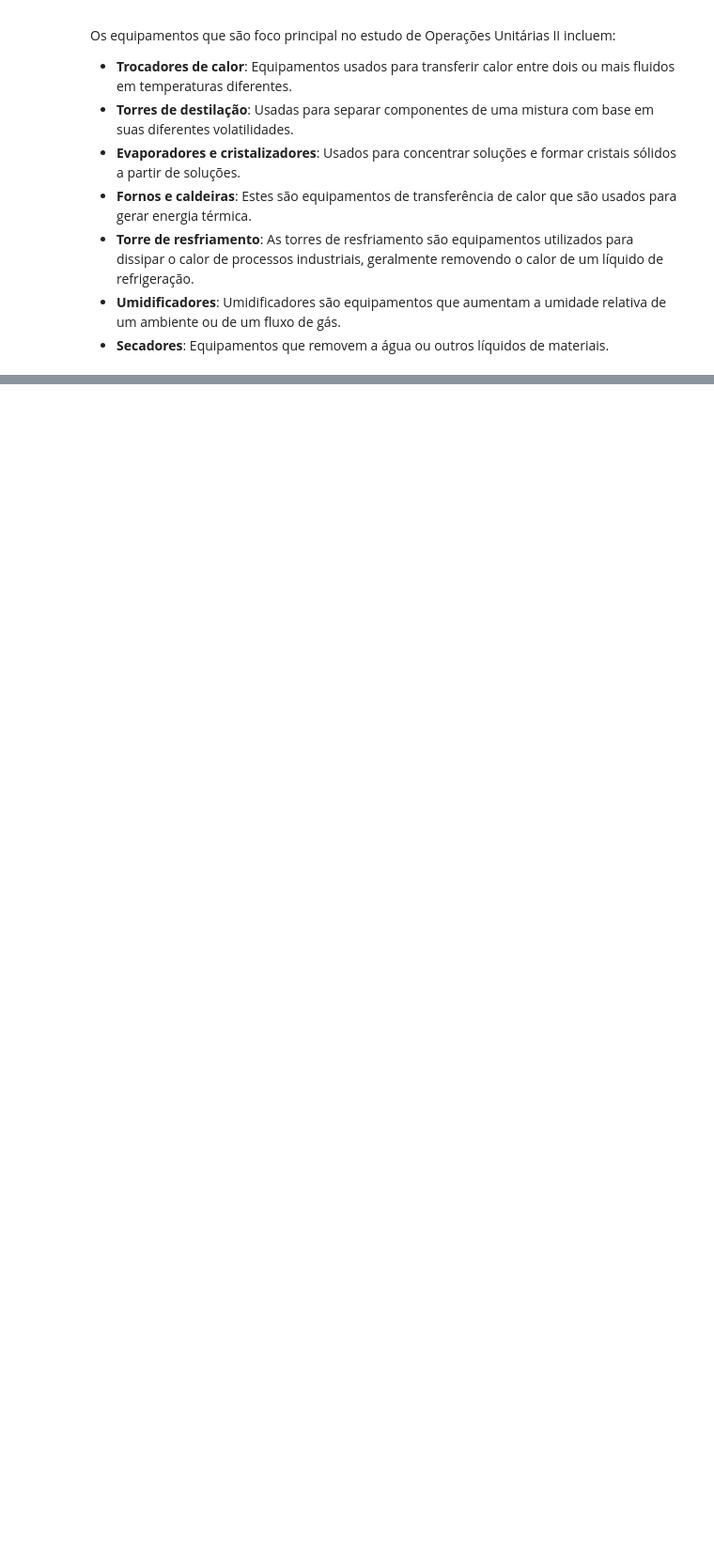
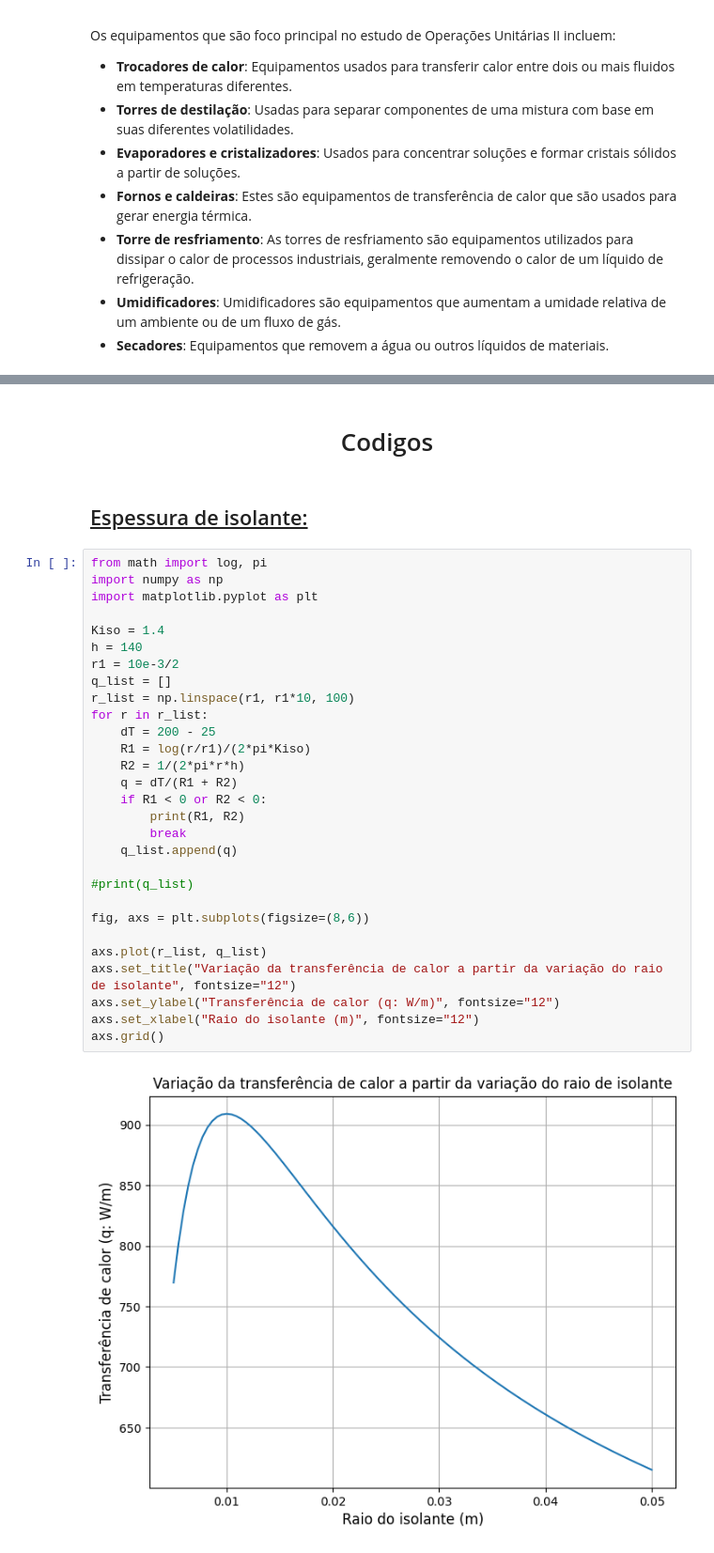
Before and after one commit to IsaacMirandaCamargos/Chemical_Engeneering, a Jupyter notebook: Operacoes_unitarias_2/resumo.ipynb, the cells around one changed output, grey strips where cells are left out. Shown at 94% size. Cells and saved outputs as stored; diff of their text form; blank space fills up the shorter version.

```diff
--- a/Operacoes_unitarias_2/resumo.ipynb
+++ b/Operacoes_unitarias_2/resumo.ipynb
@@ -76,0 +114,35 @@ print(textao)
+# %% [markdown]
+<h1 align="center"> Codigos
+# %% [markdown]
+<h2><u> Espessura de isolante:
+# %%
+from math import log, pi
+import numpy as np
+import matplotlib.pyplot as plt
+
+Kiso = 1.4
+h = 140
+r1 = 10e-3/2
+q_list = []
+r_list = np.linspace(r1, r1*10, 100)
+for r in r_list:
+    dT = 200 - 25
+    R1 = log(r/r1)/(2*pi*Kiso)
+    R2 = 1/(2*pi*r*h)
+    q = dT/(R1 + R2)
+    if R1 < 0 or R2 < 0:
+        print(R1, R2)
+        break
+    q_list.append(q)
+
+#print(q_list)
+
+fig, axs = plt.subplots(figsize=(8,6))
+
+axs.plot(r_list, q_list)
+axs.set_title("Variação da transferência de calor a partir da variação do raio de isolante", fontsize="12")
+axs.set_ylabel("Transferência de calor (q: W/m)", fontsize="12")
+axs.set_xlabel("Raio do isolante (m)", fontsize="12")
+axs.grid()
+# %% [output]
+[figure, added]
```
Also changed, not shown: parts of 14 cells of this notebook, 2 other files.
